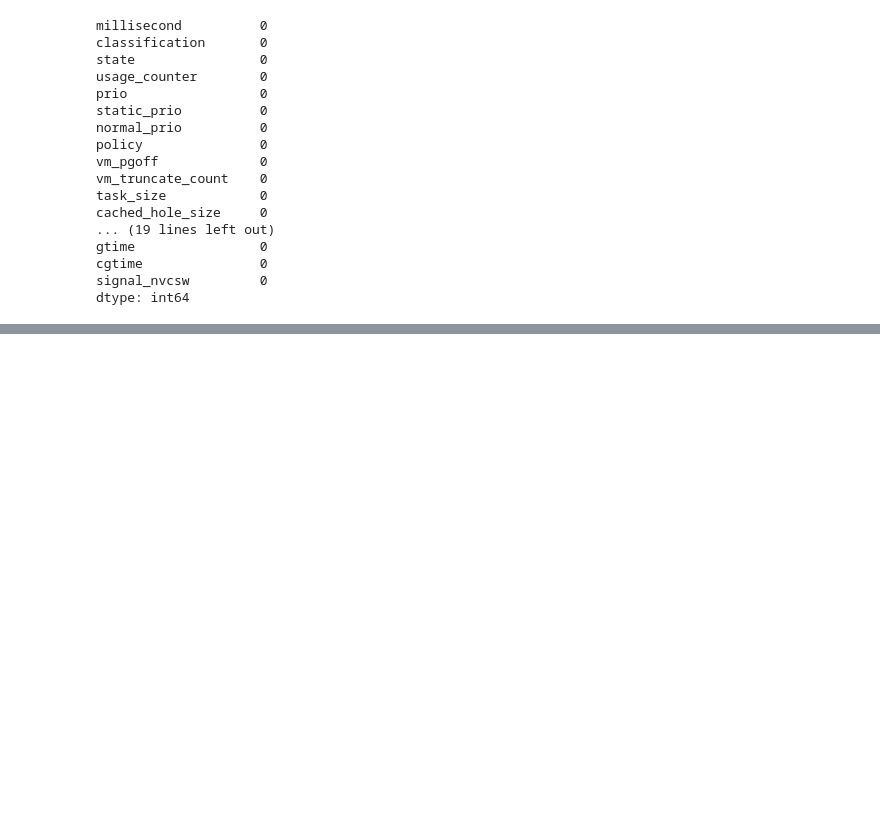
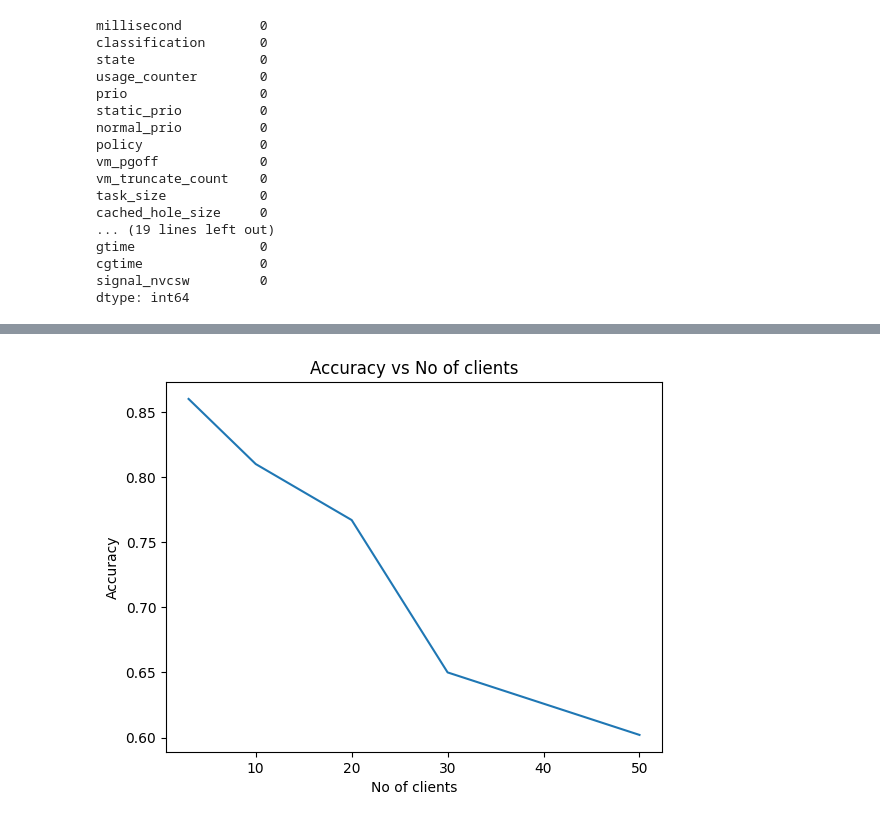
Before and after one commit to HimanshHK/BTP_Project, a Jupyter notebook: Federated_learning_with_Attention_value.ipynb, the cells around one changed output, grey strips where cells are left out. Saved outputs shown, nothing was run; the diff lists cells and outputs as text; code cells hidden in the pictures; blank space fills up the shorter version.

```diff
--- a/Federated_learning_with_Attention_value.ipynb
+++ b/Federated_learning_with_Attention_value.ipynb
@@ -325,0 +370,12 @@ Epoch 10, Loss: 0.4969, Accuracy: 0.7589, Precision: 0.4969
+# %%
+#No of clients versus accuracy
+accuracy_clients=[0.86,0.81,0.767,0.65,0.602]
+clients=[3,10,20,30,50]
+plt.plot(clients,accuracy_clients)
+
+plt.xlabel('No of clients')
+plt.ylabel('Accuracy')
+plt.title('Accuracy vs No of clients')
+plt.show()
+# %% [output]
+[figure, added]
```
Also changed, not shown: parts of 8 cells of this notebook, 1 other file.
